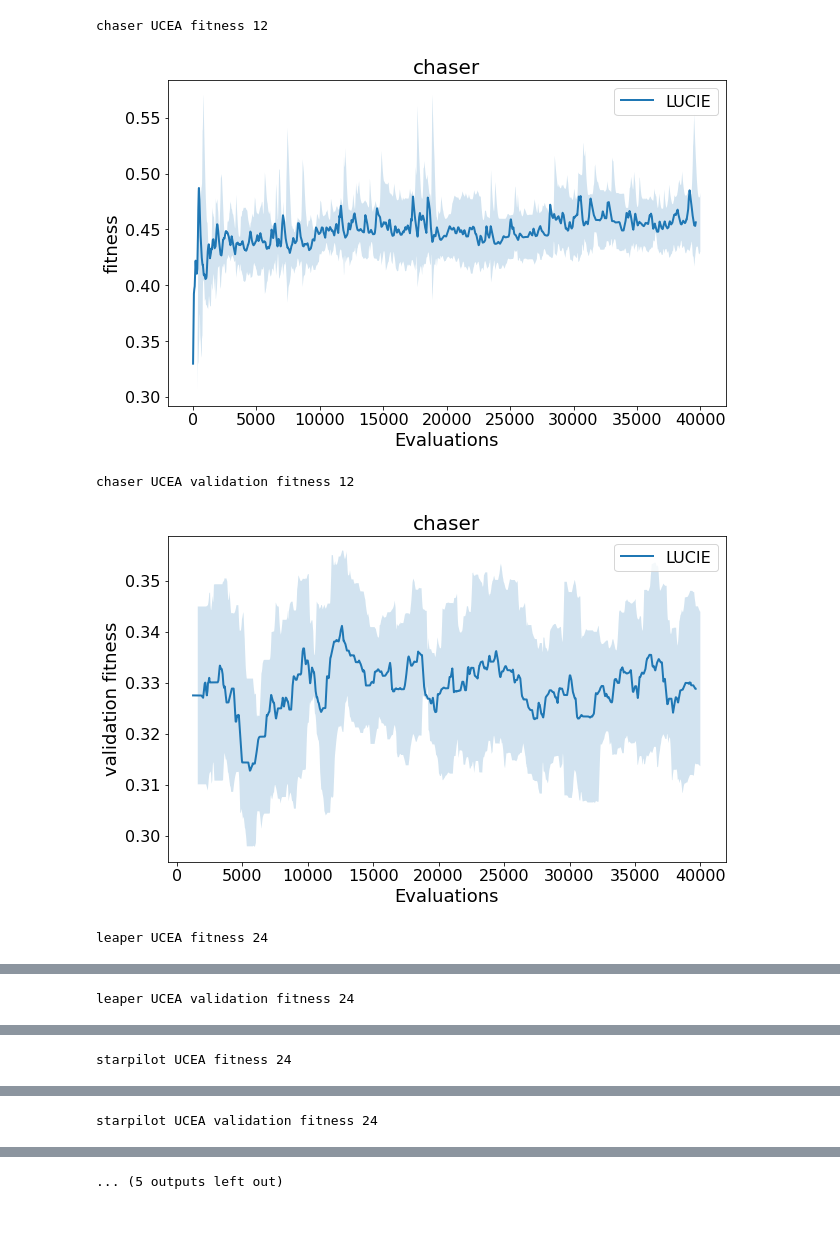
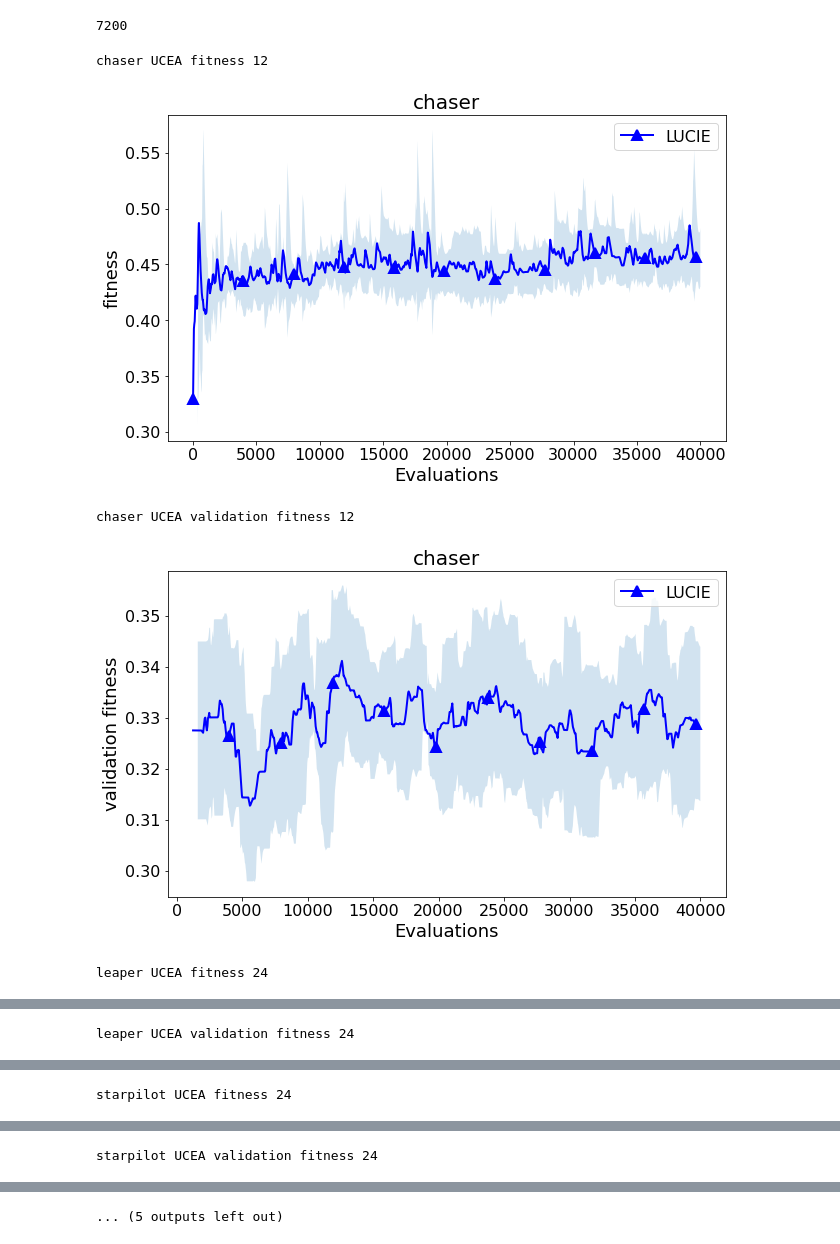
Before and after one commit to TemplierPaul/pyUCEA, a Jupyter notebook: LUCIE-plot.ipynb, the cells around one changed output, grey strips where cells are left out. Drawn from its saved outputs; the diff is of its cells as text; code cells hidden in the pictures.

Commit message:
Added markers on plots

```diff
--- a/LUCIE-plot.ipynb
+++ b/LUCIE-plot.ipynb
@@ -16,8 +16,8 @@ plt.rcParams["legend.fontsize"] = 16
 plt.rcParams["lines.linewidth"] = 2
 plt.rcParams["lines.markersize"] = 10
 plt.rcParams["lines.markeredgewidth"] = 2
-plt.rcParams["lines.markerfacecolor"] = "none"
-plt.rcParams["lines.markeredgecolor"] = "black"
+# plt.rcParams["lines.markerfacecolor"] = "none"
+# plt.rcParams["lines.markeredgecolor"] = "black"
 # %%
 def get_data(entity, project, jobs=None):
     api = wandb.Api()
@@ -80,3 +80,20 @@ entity = "sureli"
 project = "ucea"
 # jobs = None
 jobs = [766713, 766237, 766726, 766718, 766710, 766716, 76627]
+
+colors = {
+    "LUCIE":"blue",
+    "EA":"red",
+    "MultiEA":"green",
+}
+markers =  {
+    "LUCIE":"^",
+    "EA":"o",
+    "MultiEA":"s",
+}
+# %%
+for a in colors.keys():
+    x = range(100)
+    y = np.array(x) * np.random.random()
+    plt.plot(x, y, color=colors[a], label=a, marker=markers[a], markevery=10)
+plt.legend()
@@ -83,30 +103,40 @@ jobs = [766713, 766237, 766726, 766718, 766710, 766716, 76627]
 # %%
 games = get_data(entity, project, jobs)
+# %%
+len(mean)
+# %% [output]
+7200
 # %%
 for g, runs in games.items():
     for y in ["fitness", "validation fitness"]:
         for a, r in runs.items():
             group = GroupedRun(a, r)
             print(f"{g} {a} {y} {len(group)}")
             if not group.has_field(y):
                 continue
             group.interpolate(y)
             mean, std = group.get_mean_std(y, np.arange(group.ranges[y][0], group.ranges[y][1]))
             # Use LUCIE instead of UCEA as label
             if a == "UCEA":
                 a = "LUCIE"
-            plt.plot(mean, label=a)
+            plt.plot(
+                mean,
+                label=a,
+                color=colors[a],
+                marker=markers[a],
+                markevery=len(mean) // 10,
+                )
             plt.fill_between(np.arange(group.ranges[y][0], group.ranges[y][1]), mean - std, mean + std, alpha=0.2)
         plt.xlabel("Evaluations")
         plt.ylabel(y)
         plt.legend()
         plt.title(f"{g}")
         # save figure
         plt.savefig(f"paper_figures/{g}_{y}.png")
         plt.show()
 # %% [output]
 chaser UCEA fitness 12
-[figure, old version]
+[figure, new version]
 chaser UCEA validation fitness 12
-[figure, old version]
+[figure, new version]
 leaper UCEA fitness 24
```
Also changed, not shown: parts of 2 cells of this notebook, 7 other files.
